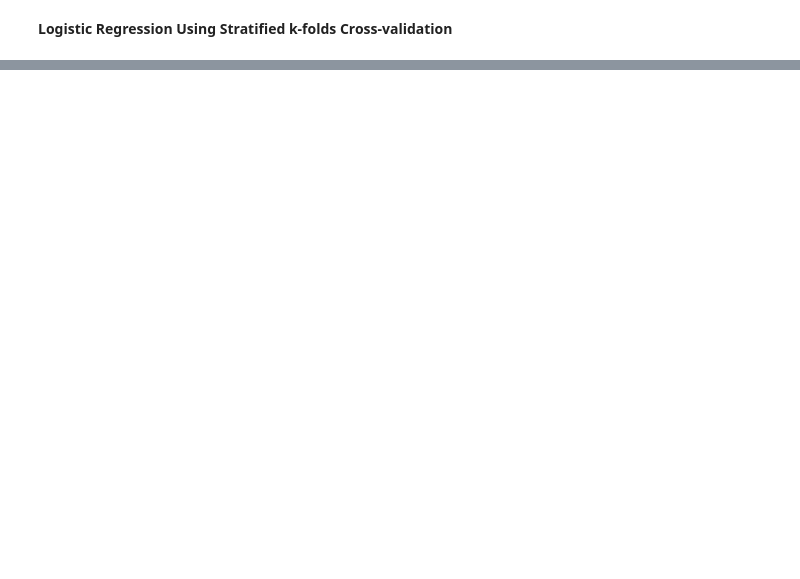
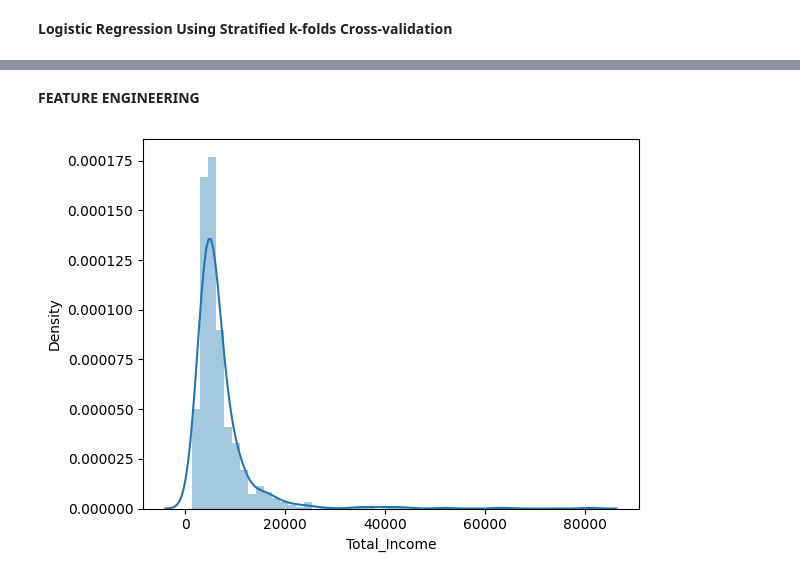
Before and after one commit to lovemelinda-cyber/DATS-123-ASSIGNMENT-1, a Jupyter notebook: LOAN_PREDICTION_Mel_.ipynb, the cells around one changed output, grey strips where cells are left out. Drawn from its saved outputs; the diff is of its cells as text; code cells hidden in the pictures; blank space fills up the shorter version.

```diff
--- a/LOAN_PREDICTION_Mel_.ipynb
+++ b/LOAN_PREDICTION_Mel_.ipynb
@@ -167,3 +286,6 @@ test['LoanAmount_log'] = np.log(test['LoanAmount'])
+# %%
+train=train.drop('Loan_ID',axis=1)
+test=test.drop('Loan_ID',axis=1)
 # %%
 X = train.drop('Loan_Status', axis=1)
 y = train.Loan_Status
@@ -297,0 +383,9 @@ submission['Loan_ID']=test_original['Loan_ID']
+# %% [markdown]
+**FEATURE** **ENGINEERING**
+# %%
+train['Total_Income']=train['ApplicantIncome']+train['CoapplicantIncome']
+test['Total_Income']=test['ApplicantIncome']+test['CoapplicantIncome']
+# %%
+sns.distplot(train['Total_Income']);
+# %% [output]
+[figure, added]
```
Also changed, not shown: parts of 64 cells of this notebook.
